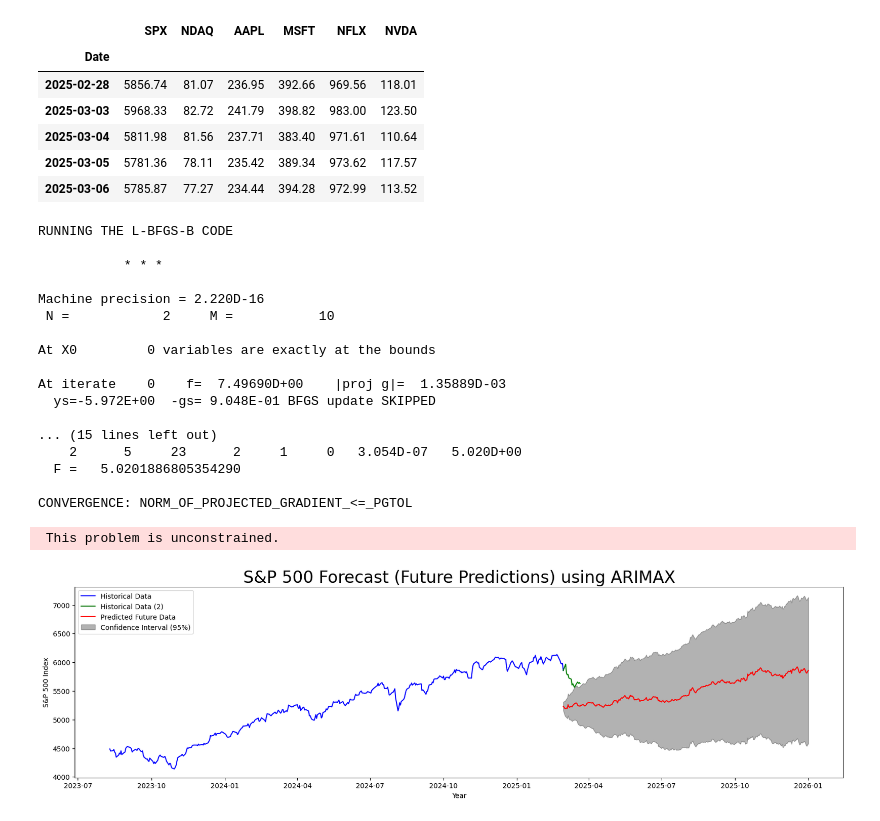
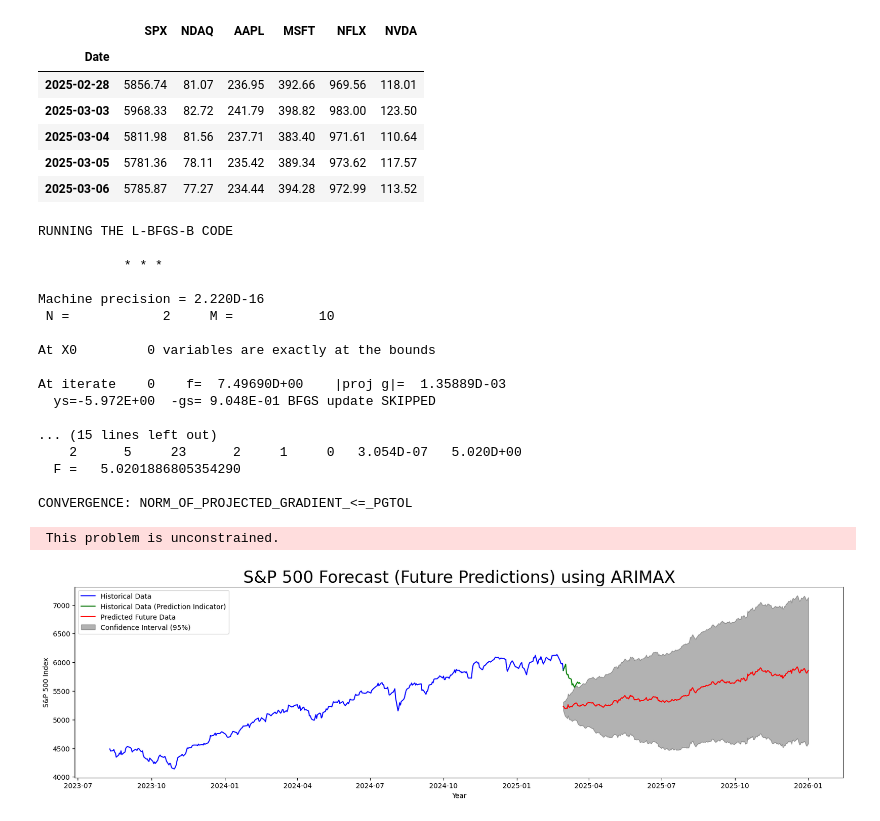
Before and after one commit to hivan04/spx_price_forecast, a Jupyter notebook: Notebooks/2. SPX.ipynb, the cells around one changed output. Drawn from its saved outputs; the diff is of its cells as text; code cells hidden in the pictures.

```diff
--- a/Notebooks/2. SPX.ipynb
+++ b/Notebooks/2. SPX.ipynb
@@ -544,32 +544,32 @@ future_predictions.index = future_dates
 # Plot the results
 plt.figure(figsize=(20, 5))
 plt.plot(df_test['SPX'], color="blue", label='Historical Data')
-plt.plot(df2['SPX'], color="green", label="Historical Data (2)")
+plt.plot(df2['SPX'], color="green", label="Historical Data (Prediction Indicator)")
 plt.plot(future_predictions, color="red", label='Predicted Future Data')
 plt.fill_between(future_dates, confidence_intervals.iloc[:, 0], confidence_intervals.iloc[:, 1],
                  color='black', alpha=0.3, label='Confidence Interval (95%)')
 plt.title("S&P 500 Forecast (Future Predictions) using ARIMAX", size=24)
 plt.xlabel("Year")
 plt.ylabel("S&P 500 Index")
 plt.legend()
 plt.show()
 # %% [output]
 RUNNING THE L-BFGS-B CODE
 
            * * *
 
 Machine precision = 2.220D-16
  N =            2     M =           10
 
 At X0         0 variables are exactly at the bounds
 
 At iterate    0    f=  7.49690D+00    |proj g|=  1.35889D-03
   ys=-5.972E+00  -gs= 9.048E-01 BFGS update SKIPPED
 
 ... (15 lines left out)
     2      5     23      2     1     0   3.054D-07   5.020D+00
   F =   5.0201886805354290
 
 CONVERGENCE: NORM_OF_PROJECTED_GRADIENT_<=_PGTOL
  This problem is unconstrained.
-[figure, old version]
+[figure, new version]
```
Also changed, not shown: 1 other file.
